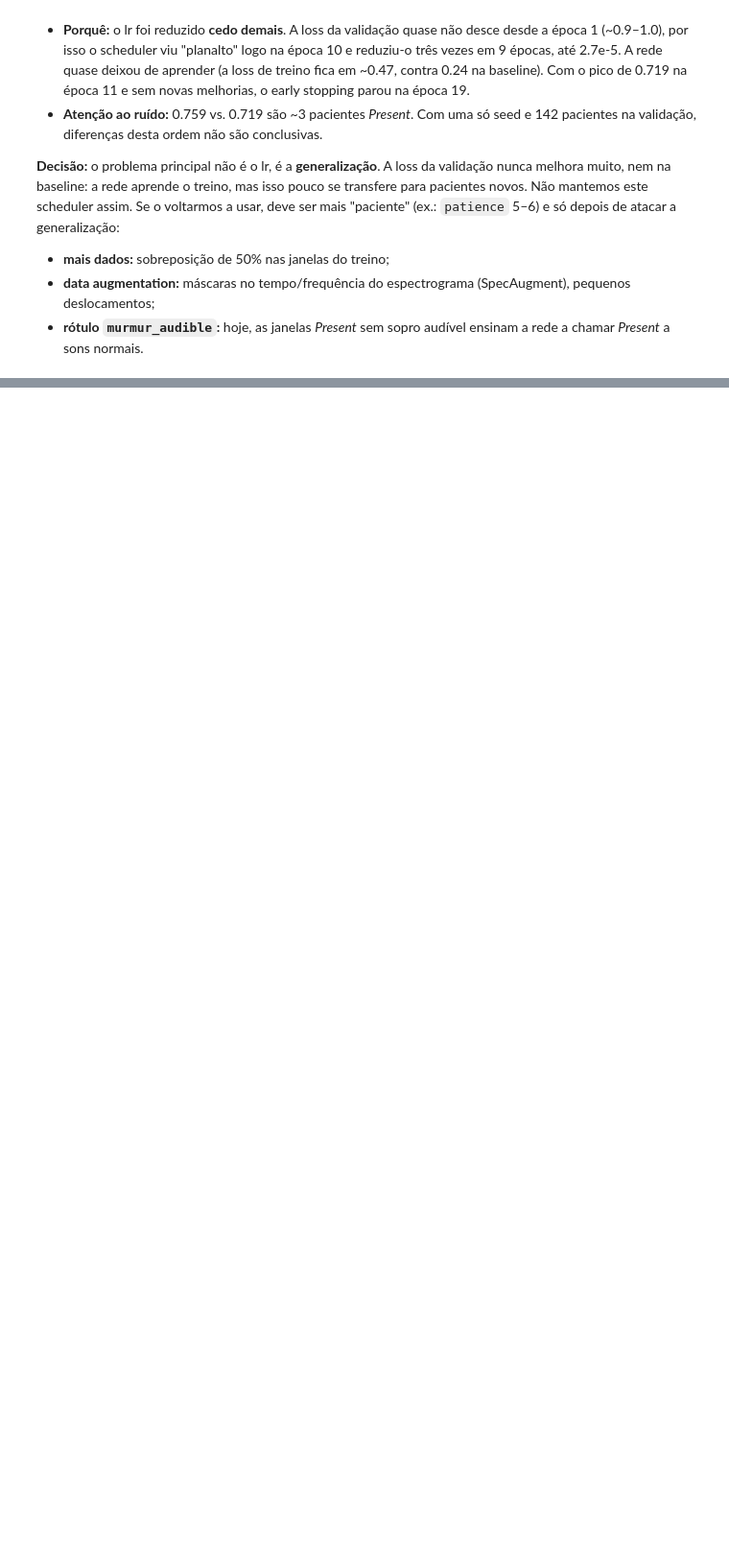
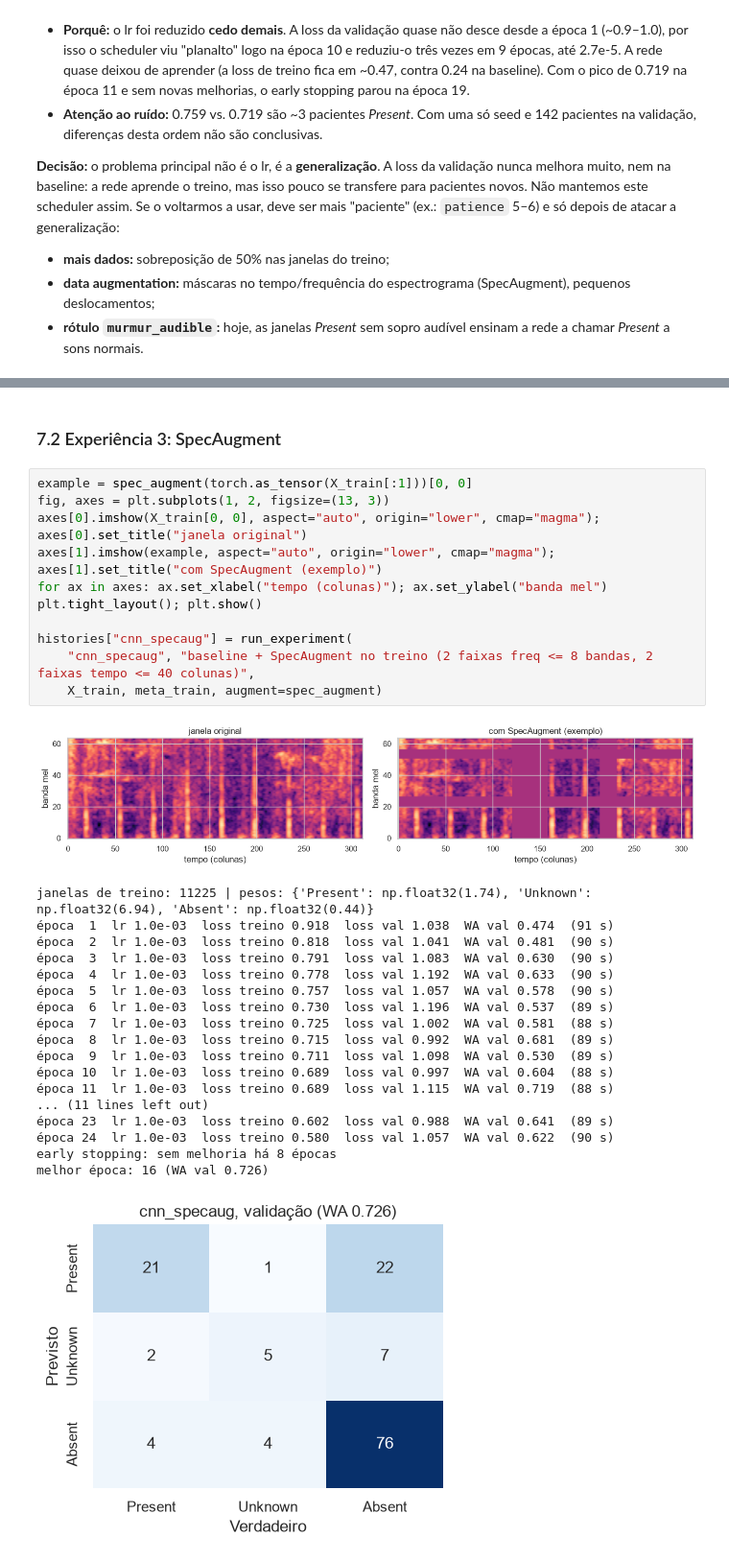
Before and after one commit to VituVVL/Murmurs-Detection, a Jupyter notebook: notebooks/03_cnn.ipynb, the cells around one changed output, grey strips where cells are left out. Shown at 96% size. Drawn from its saved outputs; the diff is of its cells as text; blank space fills up the shorter version.

```diff
--- a/notebooks/03_cnn.ipynb
+++ b/notebooks/03_cnn.ipynb
@@ -356,0 +429,33 @@ assim. Se o voltarmos a usar, deve ser mais "paciente" (ex.: `patience` 5–6) e
+# %% [markdown]
+### 7.2 Experiência 3: SpecAugment
+# %%
+example = spec_augment(torch.as_tensor(X_train[:1]))[0, 0]
+fig, axes = plt.subplots(1, 2, figsize=(13, 3))
+axes[0].imshow(X_train[0, 0], aspect="auto", origin="lower", cmap="magma"); axes[0].set_title("janela original")
+axes[1].imshow(example, aspect="auto", origin="lower", cmap="magma"); axes[1].set_title("com SpecAugment (exemplo)")
+for ax in axes: ax.set_xlabel("tempo (colunas)"); ax.set_ylabel("banda mel")
+plt.tight_layout(); plt.show()
+
+histories["cnn_specaug"] = run_experiment(
+    "cnn_specaug", "baseline + SpecAugment no treino (2 faixas freq <= 8 bandas, 2 faixas tempo <= 40 colunas)",
+    X_train, meta_train, augment=spec_augment)
+# %% [output]
+[figure, added]
+janelas de treino: 11225 | pesos: {'Present': np.float32(1.74), 'Unknown': np.float32(6.94), 'Absent': np.float32(0.44)}
+época  1  lr 1.0e-03  loss treino 0.918  loss val 1.038  WA val 0.474  (91 s)
+época  2  lr 1.0e-03  loss treino 0.818  loss val 1.041  WA val 0.481  (90 s)
+época  3  lr 1.0e-03  loss treino 0.791  loss val 1.083  WA val 0.630  (90 s)
+época  4  lr 1.0e-03  loss treino 0.778  loss val 1.192  WA val 0.633  (90 s)
+época  5  lr 1.0e-03  loss treino 0.757  loss val 1.057  WA val 0.578  (90 s)
+época  6  lr 1.0e-03  loss treino 0.730  loss val 1.196  WA val 0.537  (89 s)
+época  7  lr 1.0e-03  loss treino 0.725  loss val 1.002  WA val 0.581  (88 s)
+época  8  lr 1.0e-03  loss treino 0.715  loss val 0.992  WA val 0.681  (89 s)
+época  9  lr 1.0e-03  loss treino 0.711  loss val 1.098  WA val 0.530  (89 s)
+época 10  lr 1.0e-03  loss treino 0.689  loss val 0.997  WA val 0.604  (88 s)
+época 11  lr 1.0e-03  loss treino 0.689  loss val 1.115  WA val 0.719  (88 s)
+... (11 lines left out)
+época 23  lr 1.0e-03  loss treino 0.602  loss val 0.988  WA val 0.641  (89 s)
+época 24  lr 1.0e-03  loss treino 0.580  loss val 1.057  WA val 0.622  (90 s)
+early stopping: sem melhoria há 8 épocas
+melhor época: 16 (WA val 0.726)
+[figure, added]
```
Also changed, not shown: parts of 10 cells of this notebook, 11 other files.
